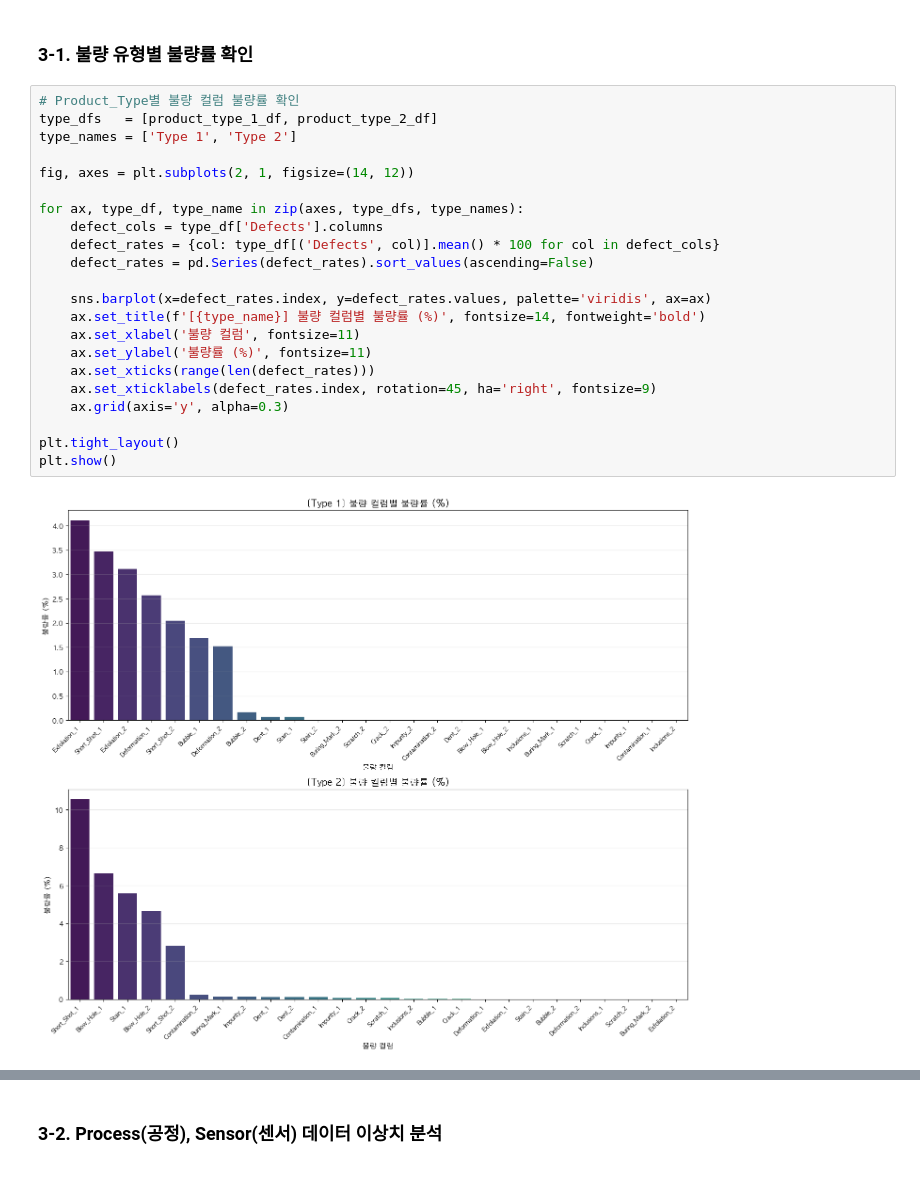
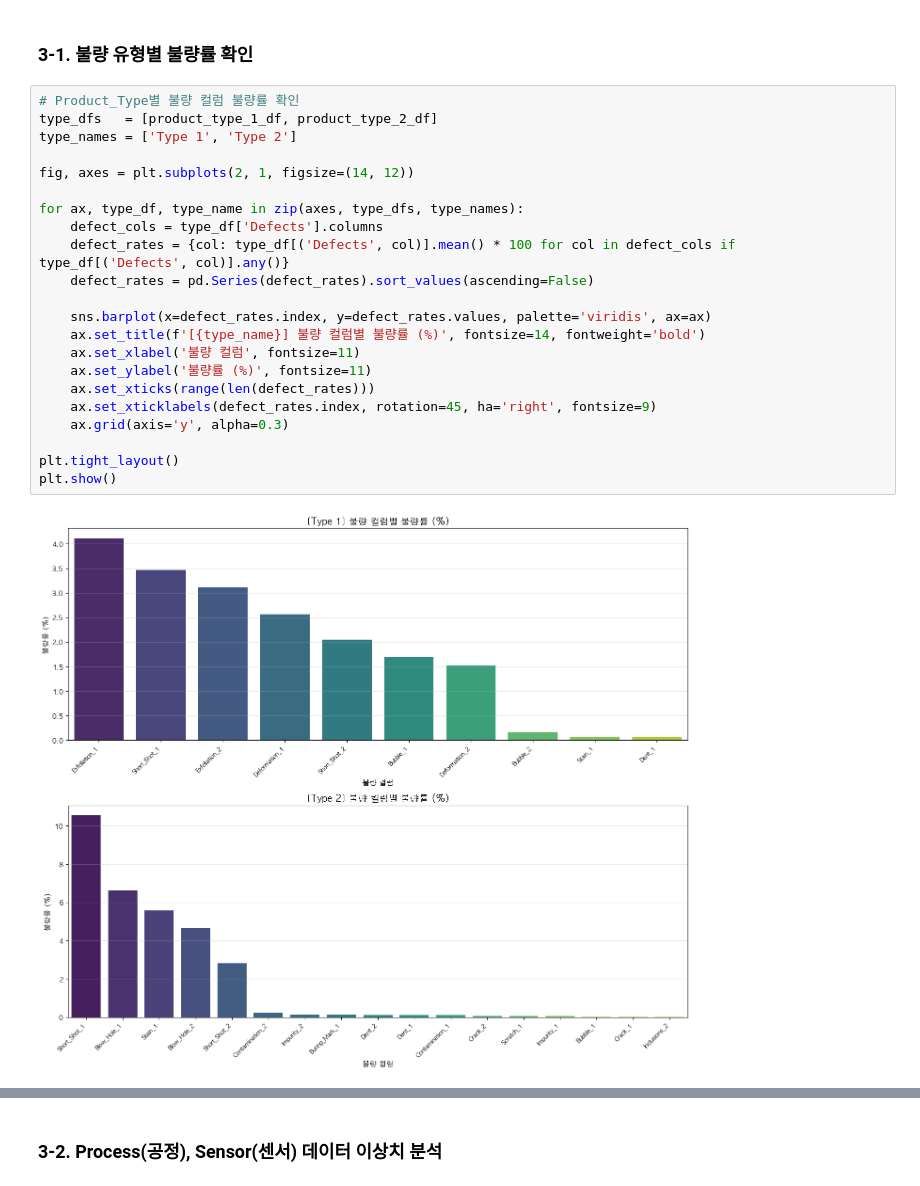
Before and after one commit to dlalswns0211/sparta_project_2_team1, a Jupyter notebook: src/jin/preprocessing.ipynb, the cells around one changed output, grey strips where cells are left out. Saved outputs shown, nothing was run; the diff lists cells and outputs as text.

```diff
--- a/src/jin/preprocessing.ipynb
+++ b/src/jin/preprocessing.ipynb
@@ -292,24 +292,24 @@ Product_Type 2: 3328행
 # %%
 # Product_Type별 불량 컬럼 불량률 확인
 type_dfs   = [product_type_1_df, product_type_2_df]
 type_names = ['Type 1', 'Type 2']
 
 fig, axes = plt.subplots(2, 1, figsize=(14, 12))
 
 for ax, type_df, type_name in zip(axes, type_dfs, type_names):
     defect_cols = type_df['Defects'].columns
-    defect_rates = {col: type_df[('Defects', col)].mean() * 100 for col in defect_cols}
+    defect_rates = {col: type_df[('Defects', col)].mean() * 100 for col in defect_cols if type_df[('Defects', col)].any()}
     defect_rates = pd.Series(defect_rates).sort_values(ascending=False)
 
     sns.barplot(x=defect_rates.index, y=defect_rates.values, palette='viridis', ax=ax)
     ax.set_title(f'[{type_name}] 불량 컬럼별 불량률 (%)', fontsize=14, fontweight='bold')
     ax.set_xlabel('불량 컬럼', fontsize=11)
     ax.set_ylabel('불량률 (%)', fontsize=11)
     ax.set_xticks(range(len(defect_rates)))
     ax.set_xticklabels(defect_rates.index, rotation=45, ha='right', fontsize=9)
     ax.grid(axis='y', alpha=0.3)
 
 plt.tight_layout()
 plt.show()
 # %% [output]
-[figure, old version]
+[figure, new version]
```
Also changed, not shown: parts of 6 cells of this notebook.
